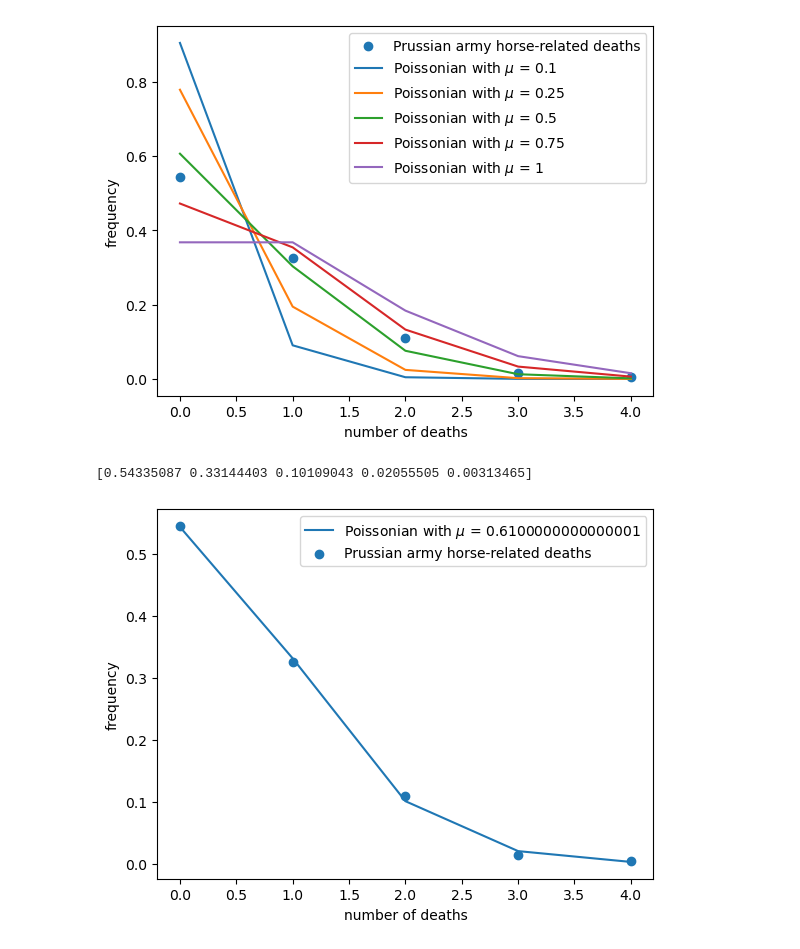
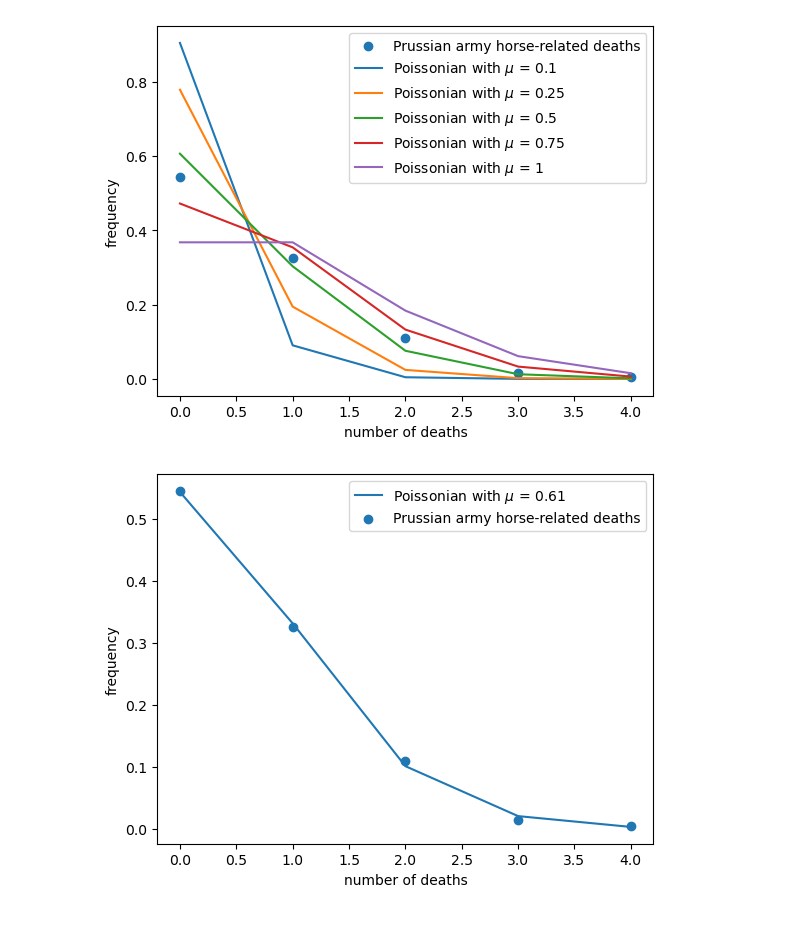
Before and after one commit to ebianchi803/astrostatistics_bicocca_2026, a Jupyter notebook: working/L03.ipynb, the cells around one changed output. Saved outputs shown, nothing was run; the diff lists cells and outputs as text; code cells hidden in the pictures.

```diff
--- a/working/L03.ipynb
+++ b/working/L03.ipynb
@@ -83,17 +89,16 @@ plt.show()
 # %%
 mean = np.average(deaths, weights=death_prob)
 y_avg = poisson(mean).pmf(x)
-print(y_avg)
+#print(y_avg)
 
-plt.plot(x,y_avg,label=f'Poissonian with $\mu$ = '+ str(mean))
+plt.plot(x,y_avg,label=f'Poissonian with $\mu$ = %.2f'% (mean))
 
 plt.xlabel('number of deaths')
 plt.ylabel('frequency')
 
 plt.scatter(deaths,death_prob,label='Prussian army horse-related deaths')
 
 plt.legend()
-plt.show()
+plt.show();
 # %% [output]
-[0.54335087 0.33144403 0.10109043 0.02055505 0.00313465]
-[figure, old version]
+[figure, new version]
```
Also changed, not shown: parts of 5 cells of this notebook.
